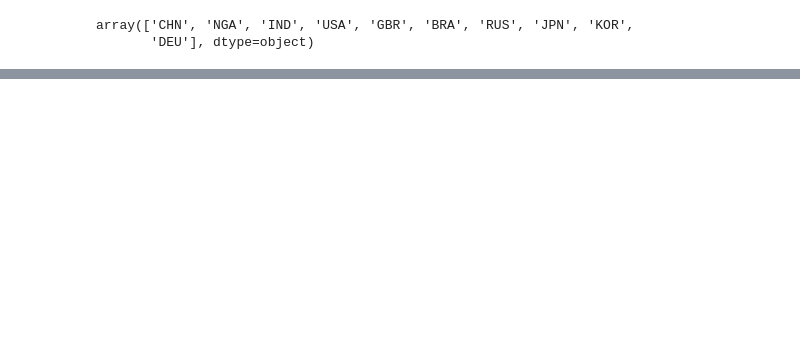
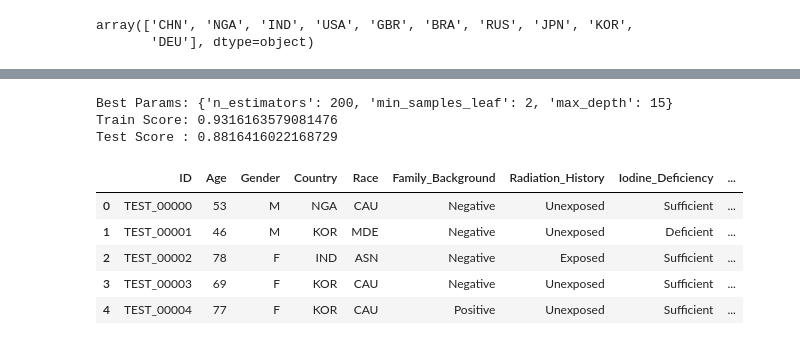
Before and after one commit to muhanurozulgyuyo/ThyroidCancerDiagnosis, a Jupyter notebook: notebooks/preprocessing.ipynb, the cells around one changed output, grey strips where cells are left out. Cells and saved outputs as stored; diff of their text form; code cells hidden in the pictures; blank space fills up the shorter version.

```diff
--- a/notebooks/preprocessing.ipynb
+++ b/notebooks/preprocessing.ipynb
@@ -68,0 +250,51 @@ memory usage: 7.1+ MB
+# %%
+from sklearn.ensemble import RandomForestClassifier
+from sklearn.model_selection import RandomizedSearchCV
+import numpy as np
+
+# 탐색할 파라미터 범위 설정
+param_distributions = {
+    'max_depth': [3, 5, 7, 10, 15, None],
+    'min_samples_leaf': [1, 2, 5, 10, 20, 50],
+    'n_estimators': [50, 100, 200],  # 트리 개수도 같이 튜닝
+}
+
+# 모델 정의
+rf = RandomForestClassifier(n_jobs=-1, random_state=42)
+
+# RandomizedSearchCV 설정
+from sklearn.model_selection import StratifiedKFold
+cv = StratifiedKFold(n_splits=5, shuffle=True, random_state=42)
+
+search = RandomizedSearchCV(
+    rf,
+    param_distributions=param_distributions,
+    n_iter=20,  # 무작위 조합 20개만 시도
+    cv=cv,
+    scoring='accuracy',
+    n_jobs=-1,
+    random_state=42,
+    return_train_score=True
+)
+
+# 학습
+search.fit(train_input, train_target)
+
+# 결과 출력
+print("Best Params:", search.best_params_)
+print("Train Score:", search.cv_results_['mean_train_score'][search.best_index_])
+print("Test Score :", search.best_score_)
+# %% [output]
+Best Params: {'n_estimators': 200, 'min_samples_leaf': 2, 'max_depth': 15}
+Train Score: 0.9316163579081476
+Test Score : 0.8816416022168729
+# %%
+df_test = pd.read_csv("../data/test.csv")
+df_test.head()
+# %% [output]
+|  | ID | Age | Gender | Country | Race | Family_Background | Radiation_History | Iodine_Deficiency | ... |
+| 0 | TEST_00000 | 53 | M | NGA | CAU | Negative | Unexposed | Sufficient | ... |
+| 1 | TEST_00001 | 46 | M | KOR | MDE | Negative | Unexposed | Deficient | ... |
+| 2 | TEST_00002 | 78 | F | IND | ASN | Negative | Exposed | Sufficient | ... |
+| 3 | TEST_00003 | 69 | F | KOR | CAU | Negative | Unexposed | Sufficient | ... |
+| 4 | TEST_00004 | 77 | F | KOR | CAU | Positive | Unexposed | Sufficient | ... |
```
Also changed, not shown: parts of 20 cells of this notebook.
